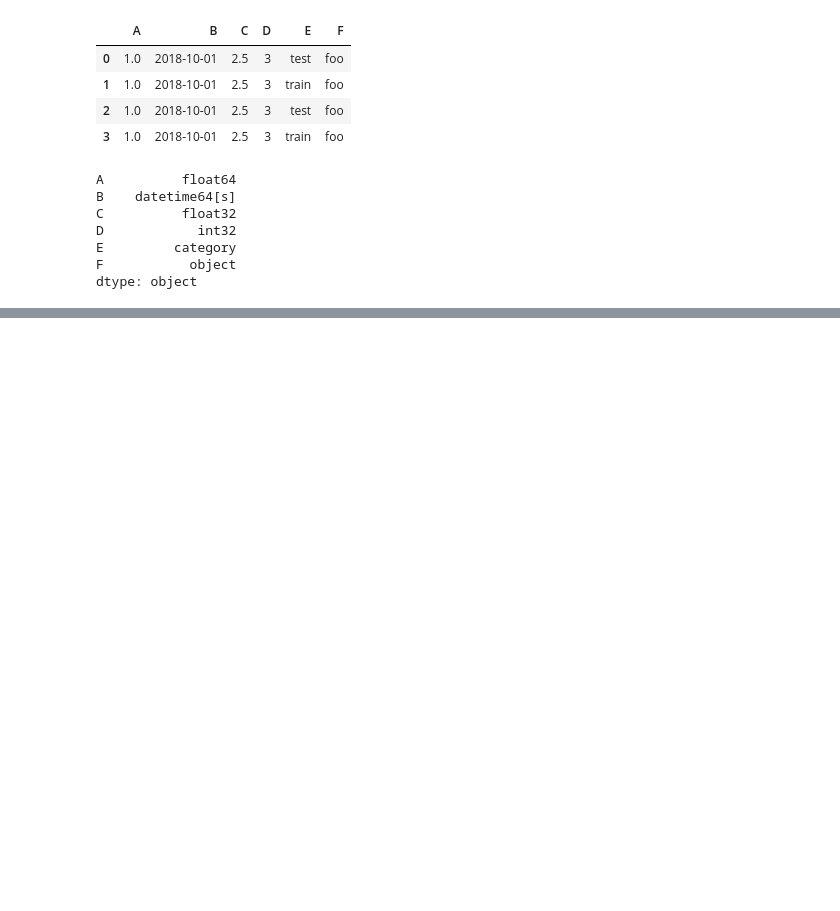
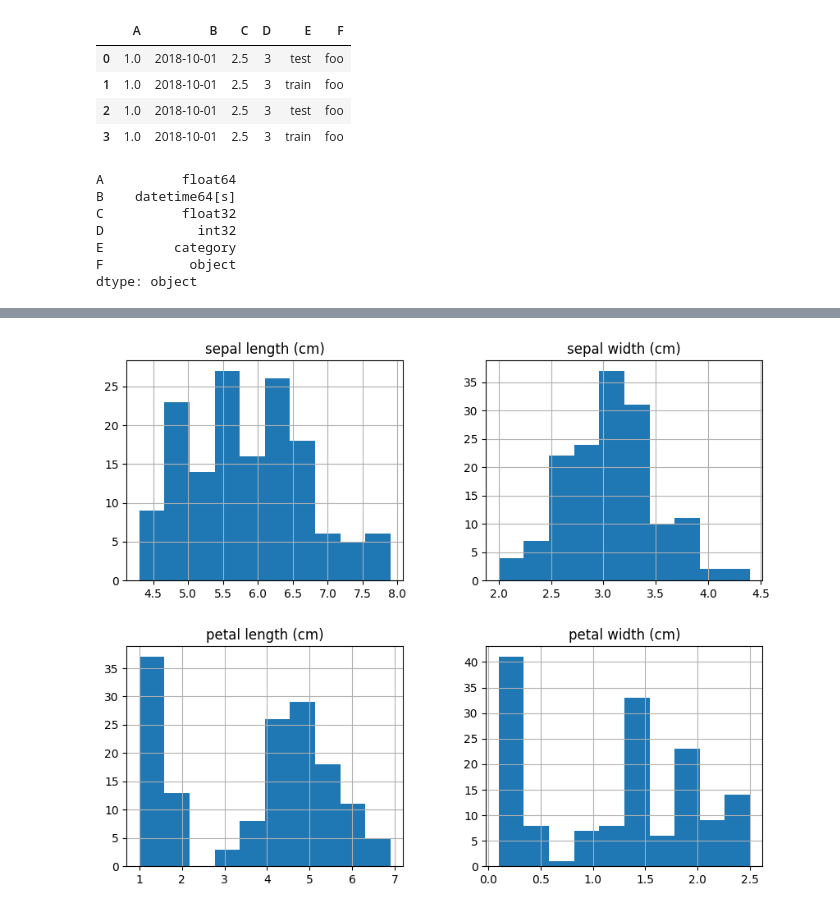
Before and after one commit to BaoNgoc27/ueh25-ktlt-eco, a Jupyter notebook: buoi02_250816/Bai tap minh hoa/buoi03_demo.ipynb.ipynb, the cells around one changed output, grey strips where cells are left out. Saved outputs shown, nothing was run; the diff lists cells and outputs as text; code cells hidden in the pictures; blank space fills up the shorter version.

```diff
--- a/buoi02_250816/Bai tap minh hoa/buoi03_demo.ipynb.ipynb
+++ b/buoi02_250816/Bai tap minh hoa/buoi03_demo.ipynb.ipynb
@@ -324,0 +434,8 @@ Current Balance: 700
+# %%
+import pandas as pd
+import matplotlib.pyplot as plt
+from sklearn.datasets import load_iris
+df.hist()
+plt.show()
+# %% [output]
+[figure, added]
```
Also changed, not shown: parts of 13 cells of this notebook, 1 other file.
